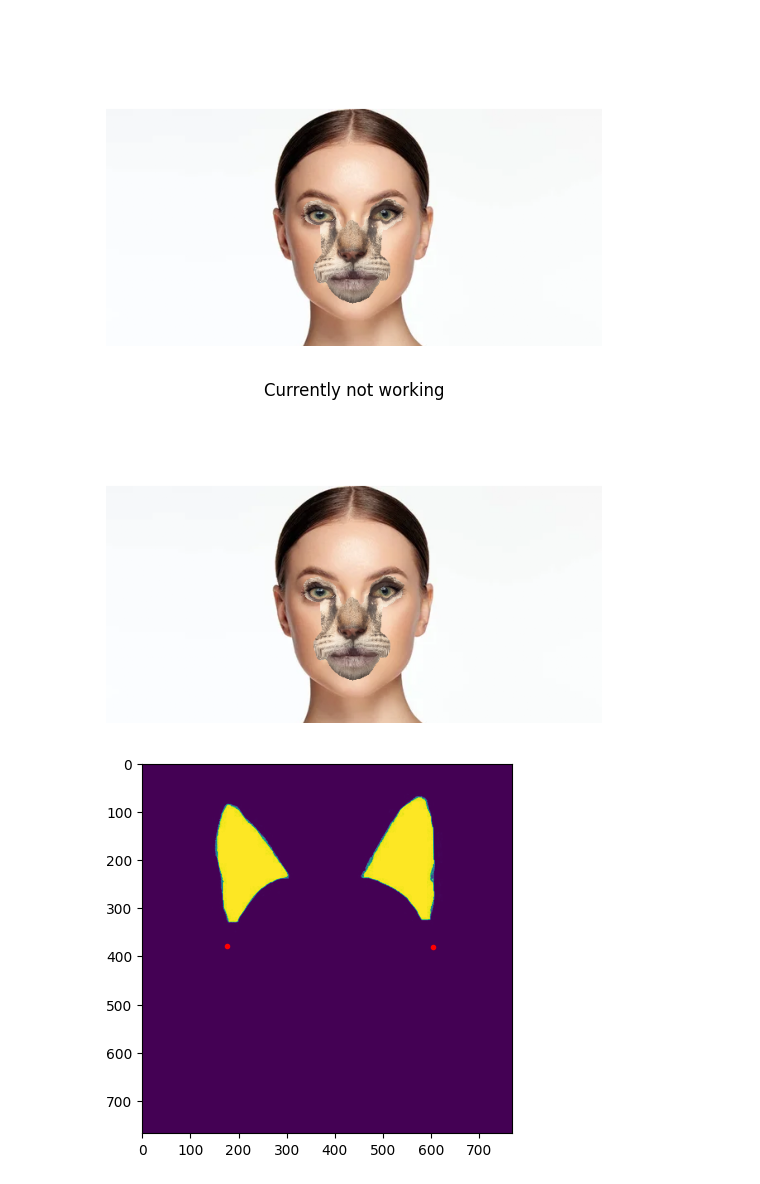
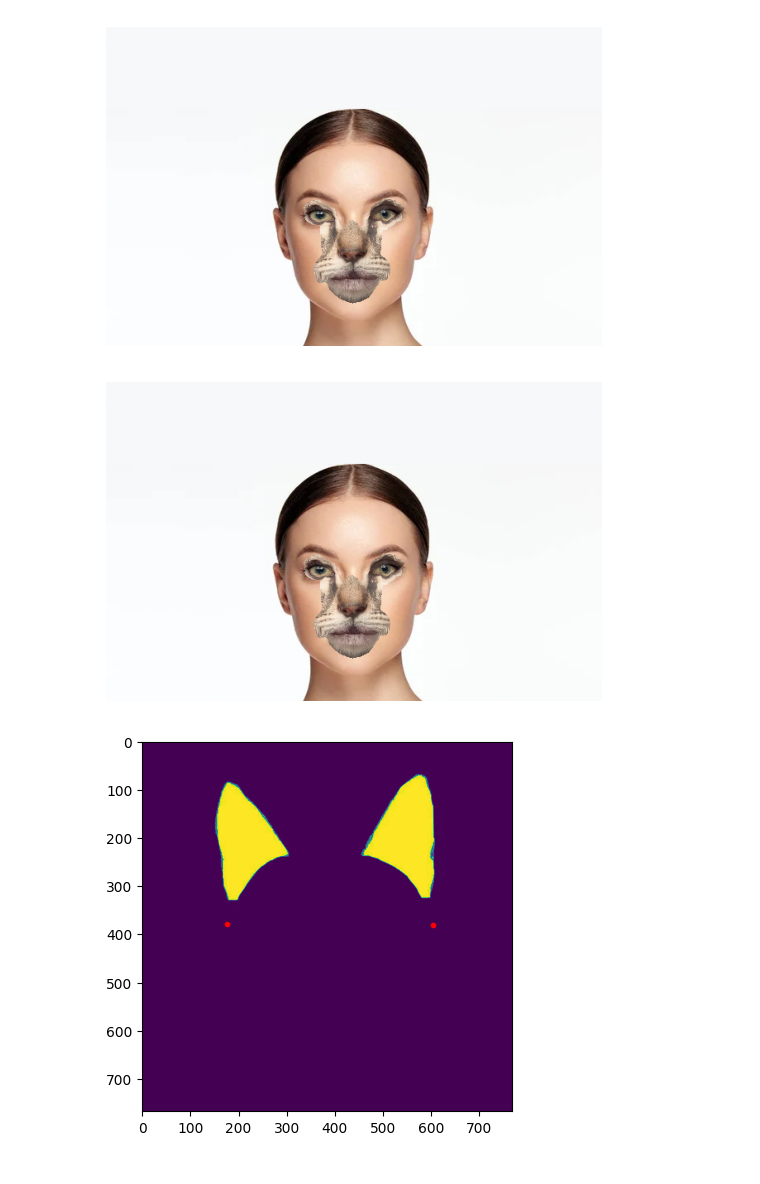
Before and after one commit to bhavberi/Face-Augmentation, a Jupyter notebook: src/main.ipynb, the cells around one changed output. Drawn from its saved outputs; the diff is of its cells as text; code cells hidden in the pictures.

Commit message:
results added

```diff
--- a/src/main.ipynb
+++ b/src/main.ipynb
@@ -25,7 +25,7 @@ identity_affine[1, 2] += 100
 
 # # Apply the affine transformation to the hat map
 face = cv2.warpAffine(face, identity_affine, (face.shape[1], face.shape[0]))
-face[0:100,:] = 255
+face[0:100,:] = face[110, 0]
 plt.figure(figsize=(5, 5))
 plt.imshow(face)
 plt.show()
@@ -242,7 +242,7 @@ def hideEyes(I, p, hide=True):
 # %% [output]
 'Implementation without eye holes function'
 # %%
-a = hideEyes(warped_face_map.copy(), landmarks_extracted, hide=bool(mat['makeEyeHoles'][0][0]))
+a = hideEyes(warped_cat_face_map.copy(), landmarks_extracted, hide=bool(mat['makeEyeHoles'][0][0]))
 
 # print((a==warped_face_map).all())
 
@@ -256,19 +256,19 @@ plt.show()
 # %% [output]
 [figure]
 # %%
-warped_face_mask = warped_face_map.astype(np.uint8)
+warped_face_mask = warped_cat_face_map.astype(np.uint8)
 edges = cv2.Canny(warped_face_mask, 0, 250)
 mean_filtered_edges = cv2.blur(edges, (5, 5))
 
 blended_face[mean_filtered_edges > 127] = cv2.GaussianBlur(blended_face, (9, 9), 0)[mean_filtered_edges > 127]
 
 # plt.figure(figsize=(10, 10))
 plt.imshow(blended_face)
-plt.title("Currently not working")
 plt.axis('off')
+plt.savefig(f"../results/face_augmentation/face_with_cat_face.png", bbox_inches='tight', pad_inches=0)
 plt.show()
 # %% [output]
-[figure, old version]
+[figure, new version]
 # %%
 # Define the face landmarks and the hat map
 face_landmarks = landmarks_extracted
```
Also changed, not shown: parts of 5 cells of this notebook, 4 other files.
